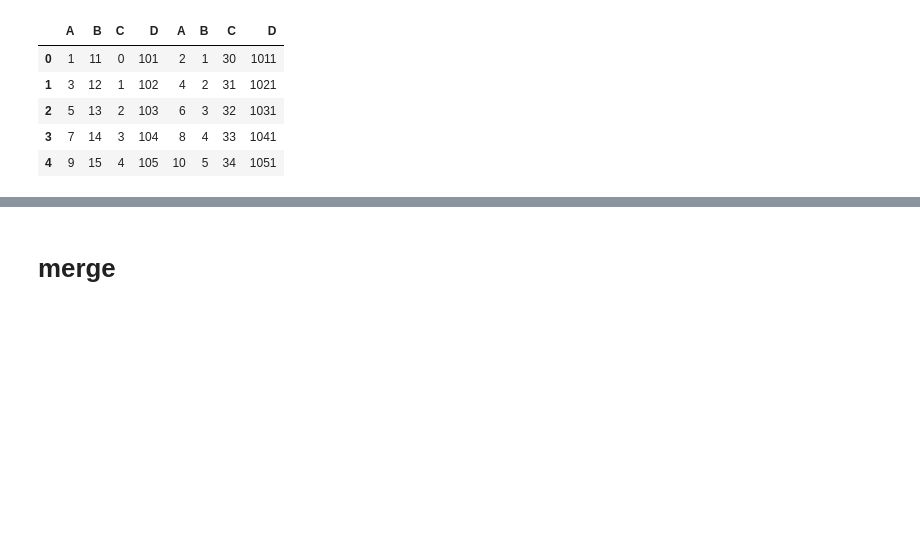
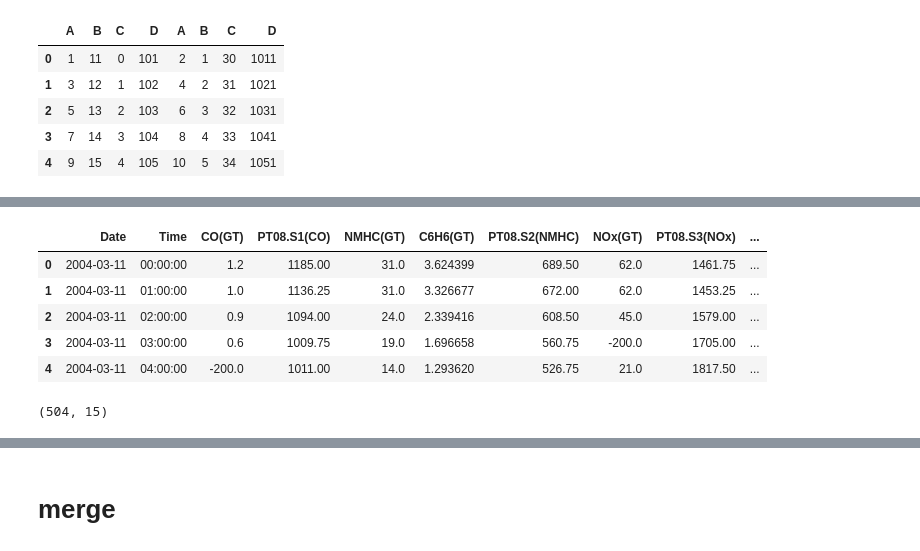
Before and after one commit to psuny1116/python-, a Jupyter notebook: concat, merge, join, os.listdir.ipynb, the cells around one changed output, grey strips where cells are left out. Cells and saved outputs as stored; diff of their text form; code cells hidden in the pictures; blank space fills up the shorter version.

Commit message:
concat, merge, join, os.listdir

```diff
--- a/concat, merge, join.ipynb
+++ b/concat, merge, join, os.listdir.ipynb
@@ -89,0 +169,22 @@ pd.concat([df1, df2], axis = 1)
+# %%
+# 1. for문 사용: 코드가 김, 비효율적, 하지만 메모리 문제가 생길 가능성 적음
+
+merged_df = pd.DataFrame()
+
+for file in os.listdir('일별 오염 데이터'):
+    if '오염_수준.txt' in file:
+        df = pd.read_csv('일별 오염 데이터/' + file, sep = '\t', engine = 'python')
+        merged_df = pd.concat([merged_df, df], axis = 0, ignore_index = True)
+
+merged_df.head()
+# %% [output]
+|  | Date | Time | CO(GT) | PT08.S1(CO) | NMHC(GT) | C6H6(GT) | PT08.S2(NMHC) | NOx(GT) | PT08.S3(NOx) | ... |
+| 0 | 2004-03-11 | 00:00:00 | 1.2 | 1185.00 | 31.0 | 3.624399 | 689.50 | 62.0 | 1461.75 | ... |
+| 1 | 2004-03-11 | 01:00:00 | 1.0 | 1136.25 | 31.0 | 3.326677 | 672.00 | 62.0 | 1453.25 | ... |
+| 2 | 2004-03-11 | 02:00:00 | 0.9 | 1094.00 | 24.0 | 2.339416 | 608.50 | 45.0 | 1579.00 | ... |
+| 3 | 2004-03-11 | 03:00:00 | 0.6 | 1009.75 | 19.0 | 1.696658 | 560.75 | -200.0 | 1705.00 | ... |
+| 4 | 2004-03-11 | 04:00:00 | -200.0 | 1011.00 | 14.0 | 1.293620 | 526.75 | 21.0 | 1817.50 | ... |
+# %%
+merged_df.shape
+# %% [output]
+(504, 15)
```
Also changed, not shown: parts of 15 cells of this notebook.
